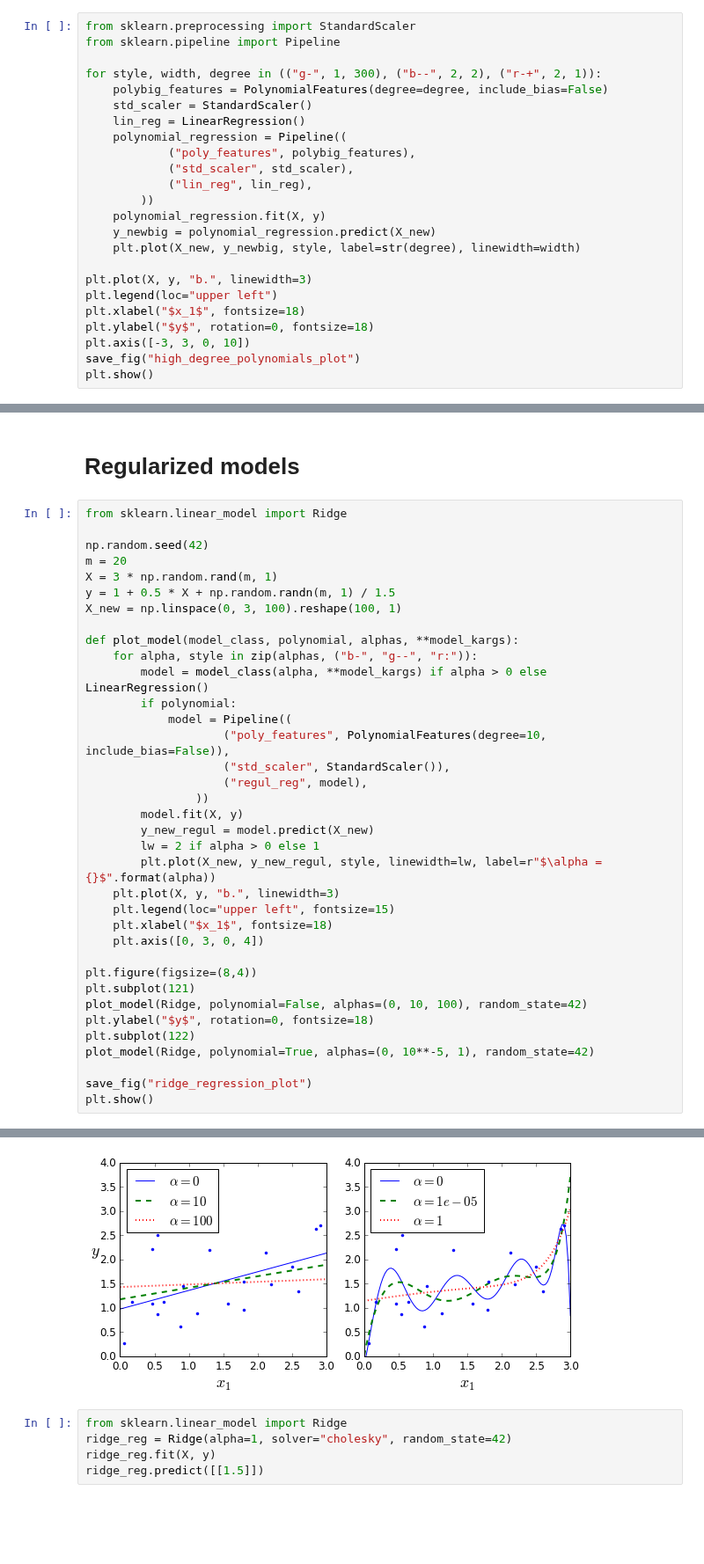
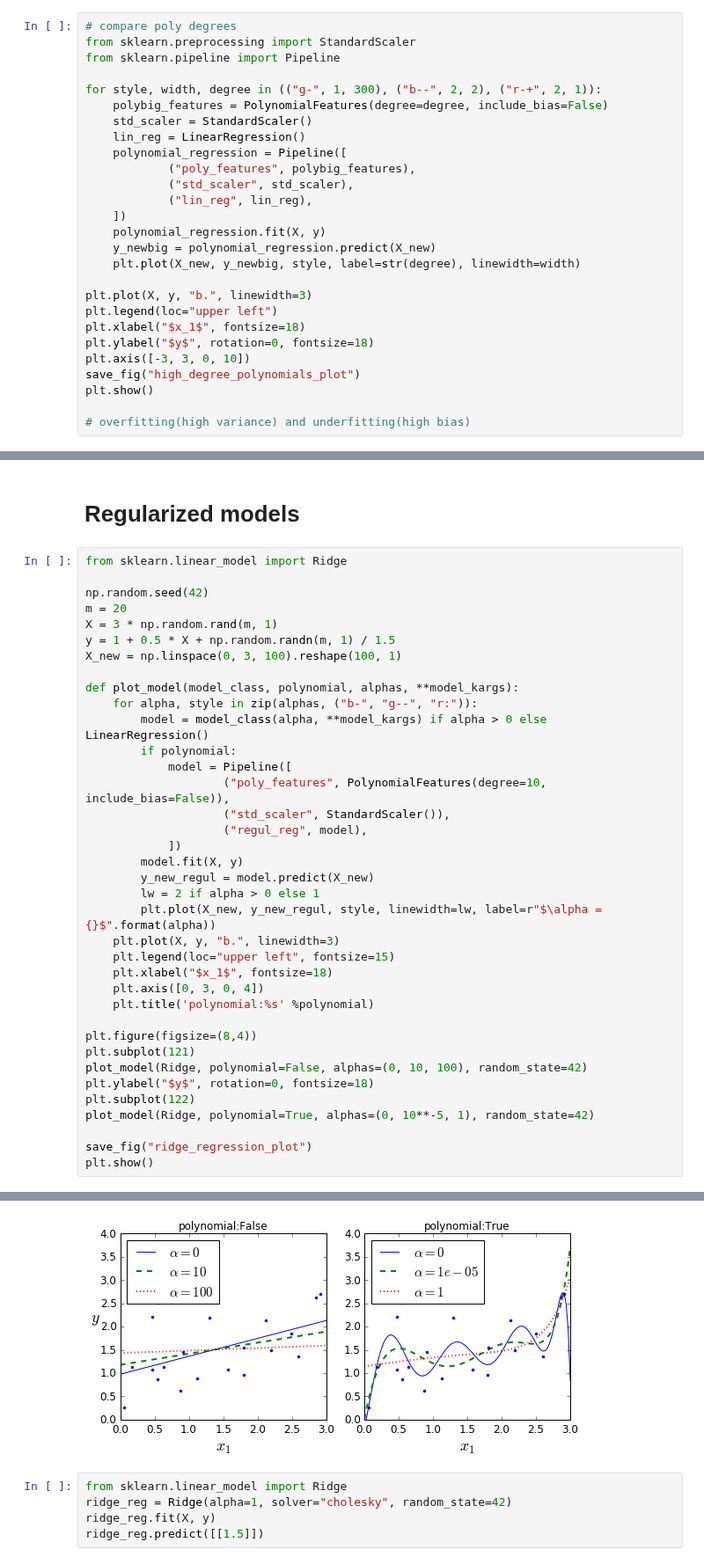
Before and after one commit to whille/handson-ml, a Jupyter notebook: 04_training_linear_models.ipynb, the cells around one changed output, grey strips where cells are left out. Shown at 88% size. Drawn from its saved outputs; the diff is of its cells as text; blank space fills up the shorter version.

```diff
--- a/04_training_linear_models.ipynb
+++ b/04_training_linear_models.ipynb
@@ -335,4 +335,5 @@ Saving figure quadratic_predictions_plot
 # %%
+# compare poly degrees
 from sklearn.preprocessing import StandardScaler
 from sklearn.pipeline import Pipeline
 
@@ -340,11 +341,11 @@ for style, width, degree in (("g-", 1, 300), ("b--", 2, 2), ("r-+", 2, 1)):
     polybig_features = PolynomialFeatures(degree=degree, include_bias=False)
     std_scaler = StandardScaler()
     lin_reg = LinearRegression()
-    polynomial_regression = Pipeline((
+    polynomial_regression = Pipeline([
             ("poly_features", polybig_features),
             ("std_scaler", std_scaler),
             ("lin_reg", lin_reg),
-        ))
+    ])
     polynomial_regression.fit(X, y)
     y_newbig = polynomial_regression.predict(X_new)
     plt.plot(X_new, y_newbig, style, label=str(degree), linewidth=width)
@@ -356,5 +357,7 @@ plt.ylabel("$y$", rotation=0, fontsize=18)
 plt.axis([-3, 3, 0, 10])
 save_fig("high_degree_polynomials_plot")
 plt.show()
+
+# overfitting(high variance) and underfitting(high bias)
 # %% [output]
 Saving figure high_degree_polynomials_plot
@@ -413,36 +416,37 @@ X = 3 * np.random.rand(m, 1)
 y = 1 + 0.5 * X + np.random.randn(m, 1) / 1.5
 X_new = np.linspace(0, 3, 100).reshape(100, 1)
 
 def plot_model(model_class, polynomial, alphas, **model_kargs):
     for alpha, style in zip(alphas, ("b-", "g--", "r:")):
         model = model_class(alpha, **model_kargs) if alpha > 0 else LinearRegression()
         if polynomial:
-            model = Pipeline((
+            model = Pipeline([
                     ("poly_features", PolynomialFeatures(degree=10, include_bias=False)),
                     ("std_scaler", StandardScaler()),
                     ("regul_reg", model),
-                ))
+            ])
         model.fit(X, y)
         y_new_regul = model.predict(X_new)
         lw = 2 if alpha > 0 else 1
         plt.plot(X_new, y_new_regul, style, linewidth=lw, label=r"$\alpha = {}$".format(alpha))
     plt.plot(X, y, "b.", linewidth=3)
     plt.legend(loc="upper left", fontsize=15)
     plt.xlabel("$x_1$", fontsize=18)
     plt.axis([0, 3, 0, 4])
+    plt.title('polynomial:%s' %polynomial)
 
 plt.figure(figsize=(8,4))
 plt.subplot(121)
 plot_model(Ridge, polynomial=False, alphas=(0, 10, 100), random_state=42)
 plt.ylabel("$y$", rotation=0, fontsize=18)
 plt.subplot(122)
 plot_model(Ridge, polynomial=True, alphas=(0, 10**-5, 1), random_state=42)
 
 save_fig("ridge_regression_plot")
 plt.show()
 # %% [output]
 Saving figure ridge_regression_plot
-[figure, old version]
+[figure, new version]
 # %%
 from sklearn.linear_model import Ridge
 ridge_reg = Ridge(alpha=1, solver="cholesky", random_state=42)
```
Also changed, not shown: parts of 25 cells of this notebook, 6 other files.
